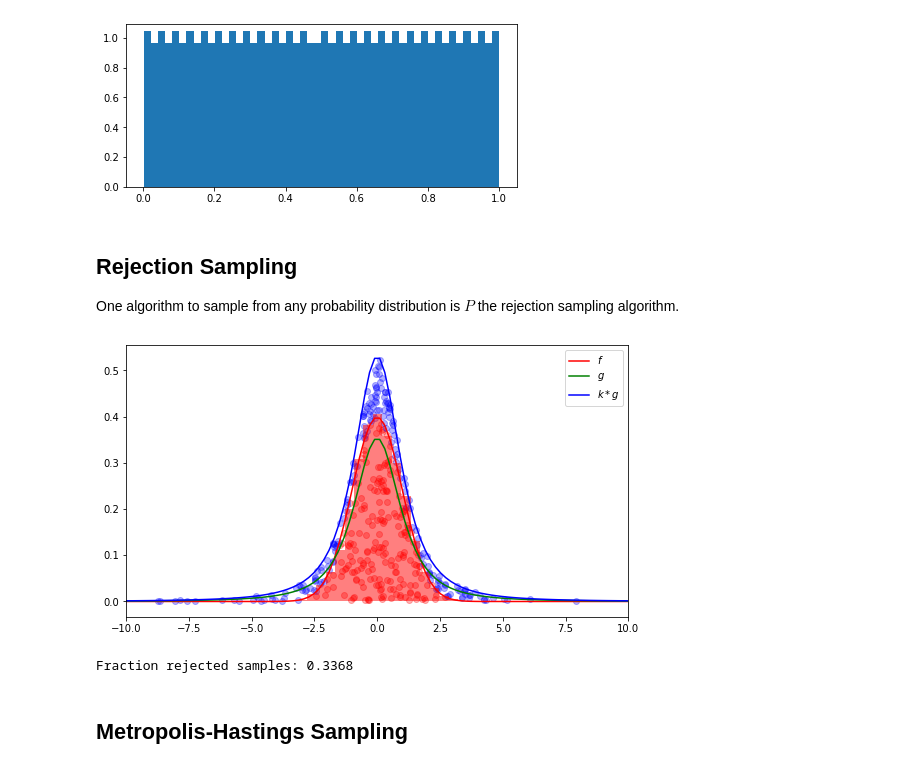
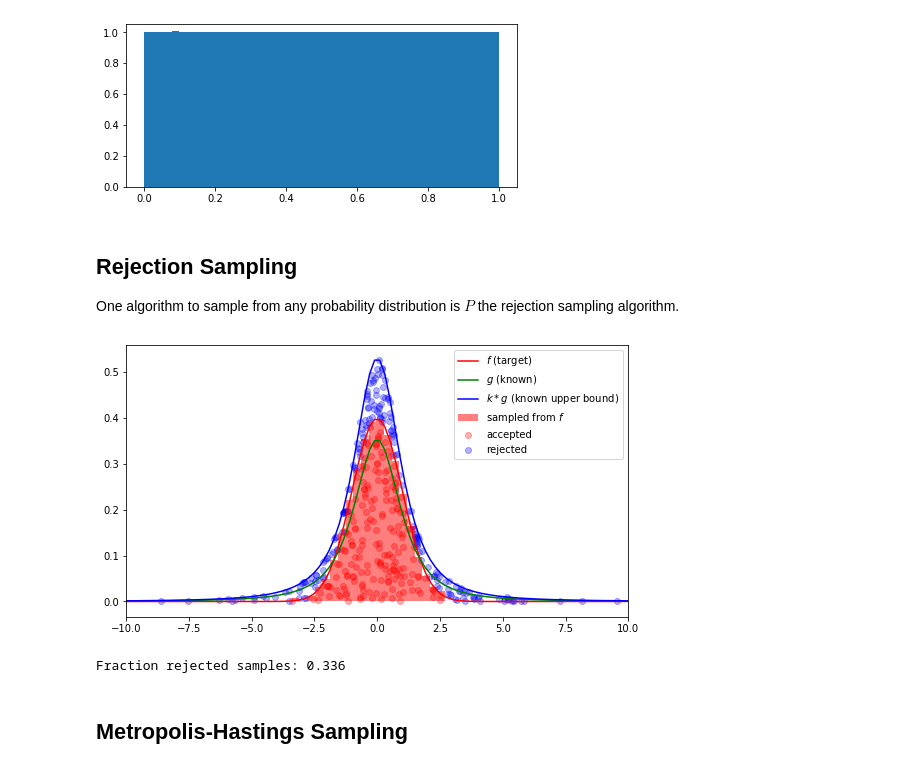
Before and after one commit to KaiserP/EmbracingUncertainty, a Jupyter notebook: random_number_generation.ipynb, the cells around one changed output. Saved outputs shown, nothing was run; the diff lists cells and outputs as text; code cells hidden in the pictures.

```diff
--- a/random_number_generation.ipynb
+++ b/random_number_generation.ipynb
@@ -33,27 +33,28 @@ import scipy.stats as stats
 from typing import List
 # %%
 class RandUniform(object):
-    def __init__(self, a: int, b: int, m: int, first: int):
+    def __init__(self, a: int = 106, b: int = 523, m: int = 9973, seed: int = 82):
         self.a = a
         self.b = b
         self.m = m
-        self.last = first
+        self.last = seed
 
-    def next(self) -> int:
+    def rvs(self, n: int) -> np.ndarray:
+        return np.full(shape=(n,), fill_value=[self._next() for _ in range(n)]) * (1 / self.m)
+
+    def _next(self) -> int:
         next = (self.a * self.last + self.b) % self.m
         self.last = next
         return next
 
-    def sample(self, n: int) -> np.ndarray:
-        return np.full(shape=(n,), fill_value=[self.next() for _ in range(n)])
 
-rand_sample = RandUniform(a=106, b=523, m=10000, first=82).sample(n=1000000)
+rand_sample = RandUniform().rvs(n=1000000)
 
 plt.figure(figsize=(7,3))
-plt.hist(rand_sample * (1 / 10000), density=True, bins=50)
+plt.hist(rand_sample, density=True, bins=50)
 plt.show()
 # %% [output]
-[figure, old version]
+[figure, new version]
 # %% [markdown]
 ## Rejection Sampling
 
@@ -61,38 +62,38 @@ One algorithm to sample from any probability distribution is $P$ the rejection s
 # %%
 f = stats.norm(0, 1)
 g = stats.t(df=2)
-uniform = stats.uniform()
+uniform = RandUniform()  # alternatively: uniform = stats.uniform()
 k = 1.5
 
 t = np.linspace(-10, 10, 100)
 plt.figure(figsize=(9, 5))
-plt.plot(t, f.pdf(t), label='$f$', color='red')
-plt.plot(t, g.pdf(t), label='$g$', color='green')
-plt.plot(t, k*g.pdf(t), label='$k*g$', color='blue')
-plt.legend()
+plt.plot(t, f.pdf(t), label='$f$ (target)', color='red')
+plt.plot(t, g.pdf(t), label='$g$ (known)', color='green')
+plt.plot(t, k*g.pdf(t), label='$k*g$ (known upper bound)', color='blue')
 
 n = 10000
 
 u = uniform.rvs(n)
 x = g.ppf(u)  # inverse of cdf
 y = uniform.rvs(n) * k * g.pdf(x)
 
 y_accepted = y[y < f.pdf(x)]
 x_accepted = x[y < f.pdf(x)]
 y_rejected = y[y >= f.pdf(x)]
 x_rejected = x[y >= f.pdf(x)]
 
 s = slice(0, 200)
-plt.scatter(x_accepted[s], y_accepted[s], color='red', alpha=0.3)
-plt.scatter(x_rejected[s], y_rejected[s], color='blue', alpha=0.3)
+plt.scatter(x_accepted[s], y_accepted[s], color='red', alpha=0.3, label='accepted')
+plt.scatter(x_rejected[s], y_rejected[s], color='blue', alpha=0.3, label='rejected')
 plt.xlim((-10, 10))
 
-plt.hist(x_accepted, density=True, alpha=0.5, bins=20, color='red')
+plt.hist(x_accepted, density=True, alpha=0.5, bins=20, color='red', label='sampled from $f$')
+plt.legend()
 plt.show()
 
-print(f'Fraction rejected samples: {len(x_rejected) / n}')
+print(f'Fraction rejected samples: {len(x_rejected) / n:.3}')
 # %% [output]
-[figure, old version]
+[figure, new version]
-Fraction rejected samples: 0.3368
+Fraction rejected samples: 0.336
 # %% [markdown]
 ## Metropolis-Hastings Sampling
```
Also changed, not shown: parts of 1 cell of this notebook.
